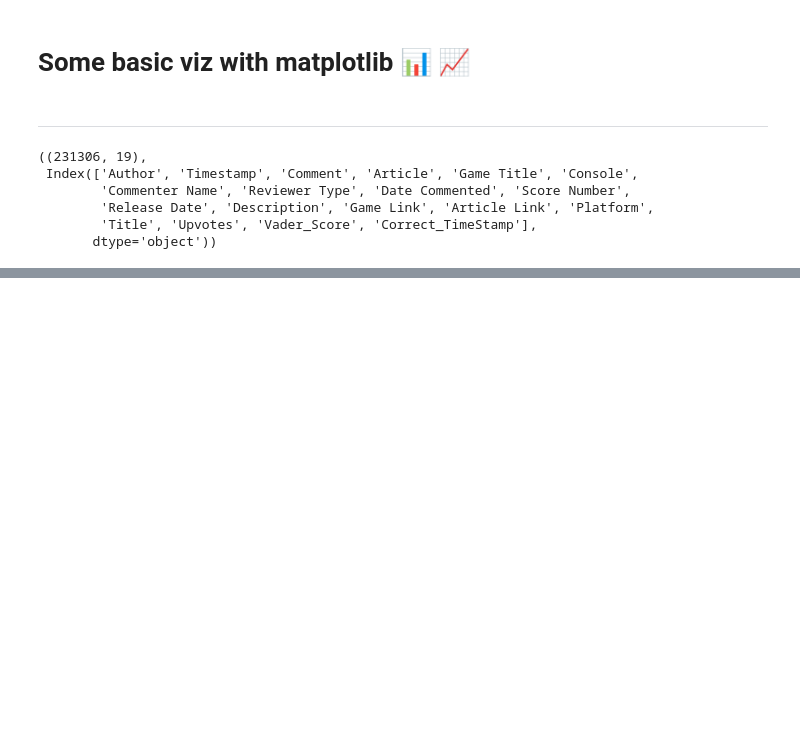
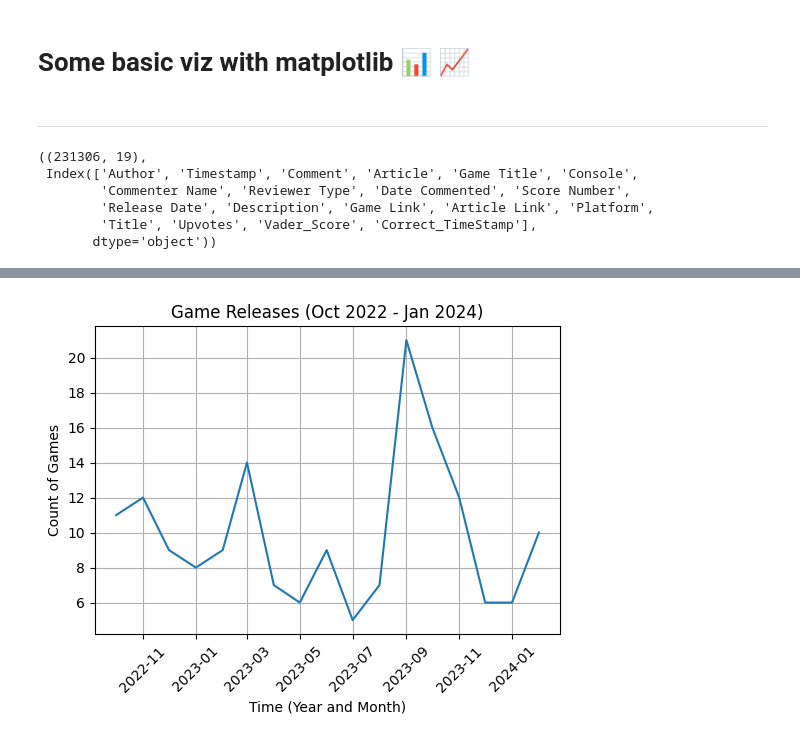
Before and after one commit to rsm-jeg031/Hackathon-2023-Team-3dPy, a Jupyter notebook: Visualizations/Visualizations.ipynb, the cells around one changed output, grey strips where cells are left out. Cells and saved outputs as stored; diff of their text form; code cells hidden in the pictures; blank space fills up the shorter version.

```diff
--- a/Visualizations/Visualizations.ipynb
+++ b/Visualizations/Visualizations.ipynb
@@ -29,0 +79,4 @@ df.head()
+# %%
+games_df.Release_date = pd.to_datetime(games_df.Release_date)
+
+games_df.dtypes
@@ -29,0 +94,7 @@ df.head()
+# %%
+games_df['Release_date'] = pd.to_datetime(games_df['Release_date'], errors='coerce')
+games_df['YearMonth'] = games_df['Release_date'].dt.to_period('M')
+
+games_df_month = games_df.groupby('YearMonth').size().reset_index(name='Game_Releases')
+
+games_df_month.head()
@@ -29,0 +108,18 @@ df.head()
+# %%
+games_df_month['YearMonth'] = games_df_month['YearMonth'].dt.to_timestamp()
+# %%
+filtered_games_data = games_df_month[
+    (games_df_month['YearMonth'] >= '2022-10') &
+    (games_df_month['YearMonth'] <= '2024-02')
+]
+# %%
+plt.figure(figsize=(6, 4))
+sns.lineplot(x='YearMonth', y='Game_Releases', data=filtered_games_data)
+plt.title('Game Releases (Oct 2022 - Jan 2024)')
+plt.xlabel('Time (Year and Month)')
+plt.ylabel('Count of Games')
+plt.xticks(rotation=45)
+plt.grid(True)
+plt.show()
+# %% [output]
+[figure, added]
```
Also changed, not shown: parts of 18 cells of this notebook, 6 other files.
